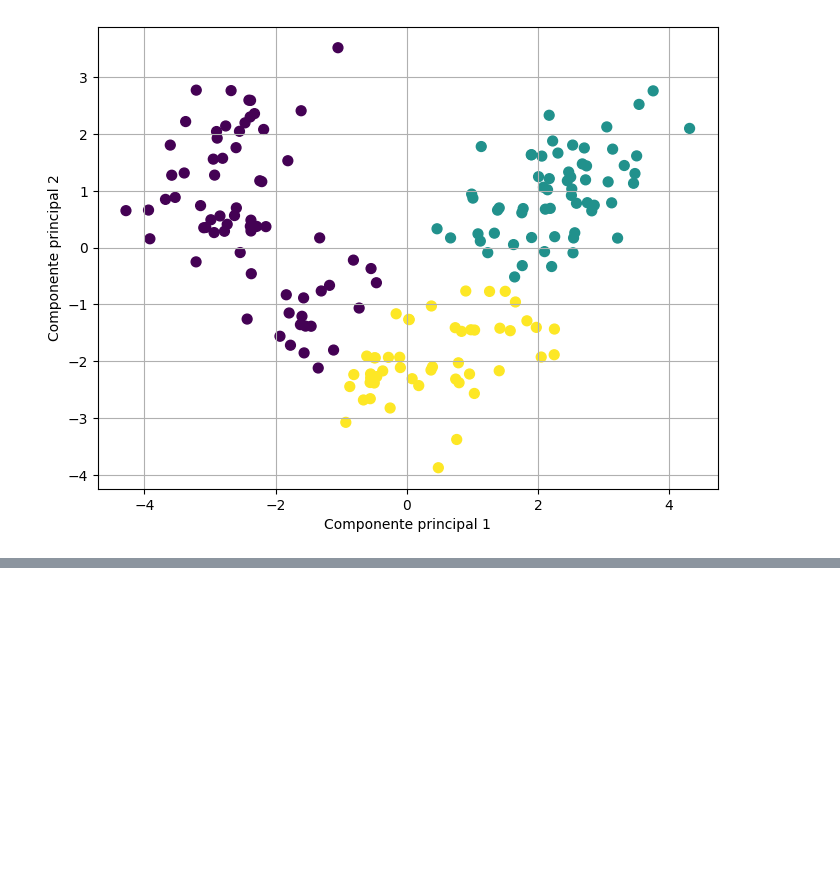
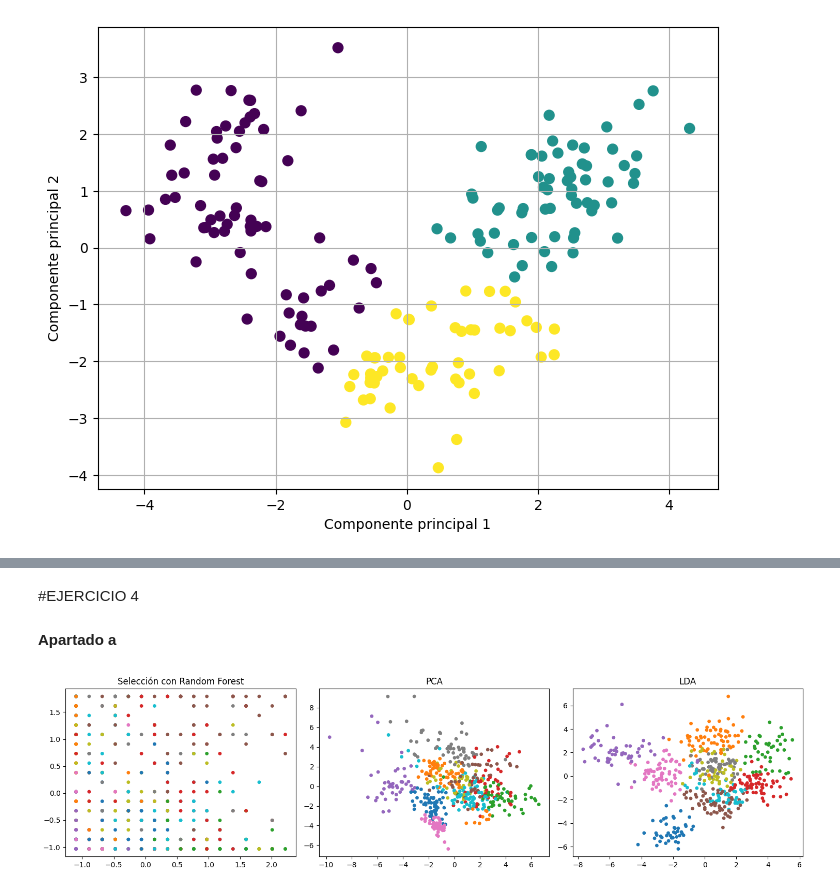
Before and after one commit to rubengamarro/practicas_aprendizaje_no_supervisado, a Jupyter notebook: 2_Reduccion_de_dimensionalidad.ipynb, the cells around one changed output, grey strips where cells are left out. Drawn from its saved outputs; the diff is of its cells as text; code cells hidden in the pictures; blank space fills up the shorter version.

```diff
--- a/2_Reduccion_de_dimensionalidad.ipynb
+++ b/2_Reduccion_de_dimensionalidad.ipynb
@@ -137,0 +218,17 @@ plt.show()
+# %% [markdown]
+#EJERCICIO 4
+# %%
+from sklearn import datasets
+X_ejec4, y_ejec4 = datasets.load_digits(return_X_y=True)
+# %%
+from sklearn.model_selection import train_test_split
+
+X_ent, X_test, y_ent, y_test = train_test_split(X_ejec4, y_ejec4, test_size=0.3, random_state=0)
+# %%
+from sklearn.preprocessing import StandardScaler
+
+sc = StandardScaler()
+X_ent_std = sc.fit_transform(X_ent)
+X_test_std = sc.transform(X_test)
+# %% [markdown]
+**Apartado a**
@@ -137,0 +276,19 @@ plt.show()
+# %%
+plt.figure(figsize=(15,4))
+
+plt.subplot(1,3,1)
+plt.scatter(X_test_bosq[:,0], X_test_bosq[:,1], c=y_pred_bosq, cmap='tab10', s=15)
+plt.title("Selección con Random Forest")
+
+plt.subplot(1,3,2)
+plt.scatter(X_test_pca[:,0], X_test_pca[:,1], c=y_pred_pca, cmap='tab10', s=15)
+plt.title("PCA")
+
+plt.subplot(1,3,3)
+plt.scatter(X_test_lda[:,0], X_test_lda[:,1], c=y_pred_lda, cmap='tab10', s=15)
+plt.title("LDA")
+
+plt.tight_layout()
+plt.show()
+# %% [output]
+[figure, added]
```
Also changed, not shown: parts of 50 cells of this notebook.
